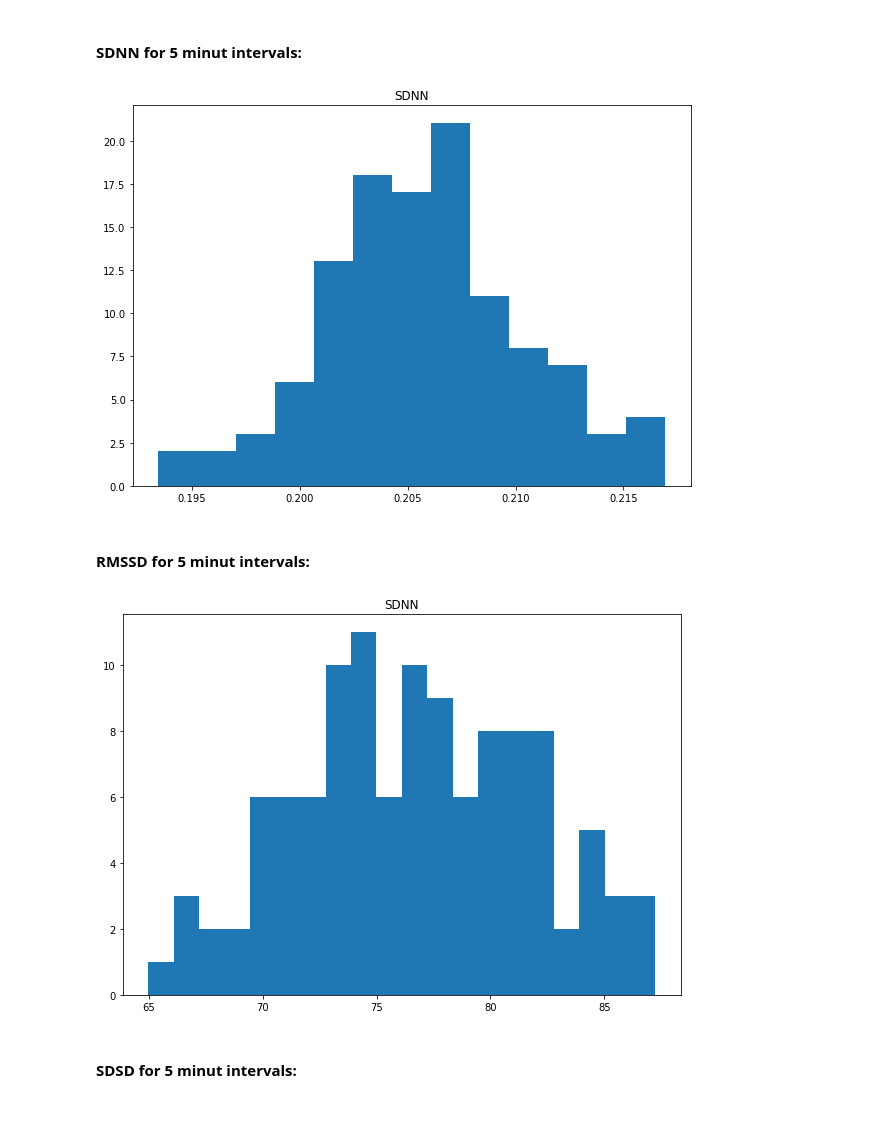
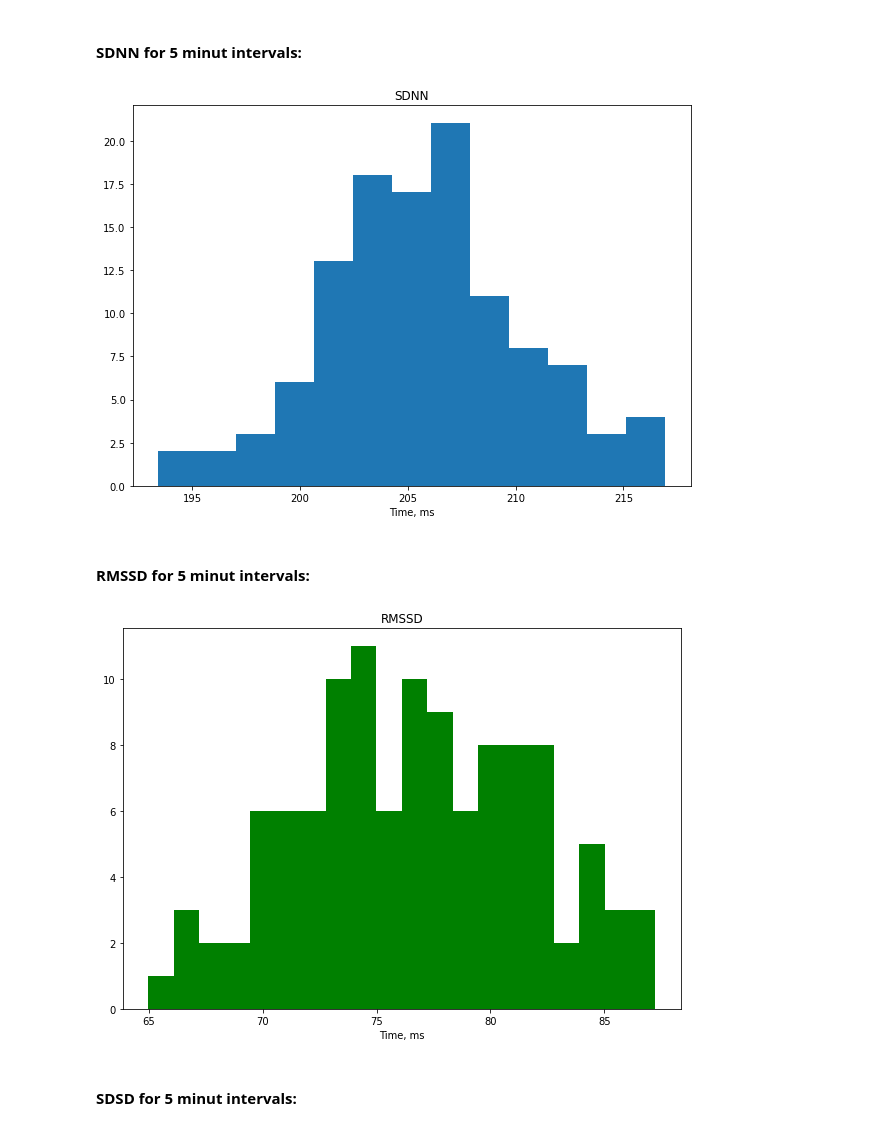
Before and after one commit to hK04/BioTechDaysMIPT2022, a Jupyter notebook: main.ipynb, the cells around one changed output. Cells and saved outputs as stored; diff of their text form; code cells hidden in the pictures.

```diff
--- a/main.ipynb
+++ b/main.ipynb
@@ -365,19 +369,21 @@ for i in range(len(NN) // (180 * 5) - 1):
 # %%
 plt.figure(figsize = (10, 7))
 plt.title('SDNN')
-plt.hist(SDNN, bins = 13)
+plt.hist(SDNN * 1000, bins = 13)
+plt.xlabel('Time, ms')
 plt.show()
 # %% [output]
-[figure, old version]
+[figure, new version]
 # %% [markdown]
 #### RMSSD for 5 minut intervals:
 # %%
 plt.figure(figsize = (10, 7))
-plt.title('SDNN')
-plt.hist(RMSSD, bins = 20)
+plt.title('RMSSD')
+plt.hist(RMSSD, bins = 20, color = 'Green')
+plt.xlabel('Time, ms')
 plt.show()
 # %% [output]
-[figure, old version]
+[figure, new version]
 # %% [markdown]
 #### SDSD for 5 minut intervals:
 # %%
```
Also changed, not shown: parts of 23 cells of this notebook.
